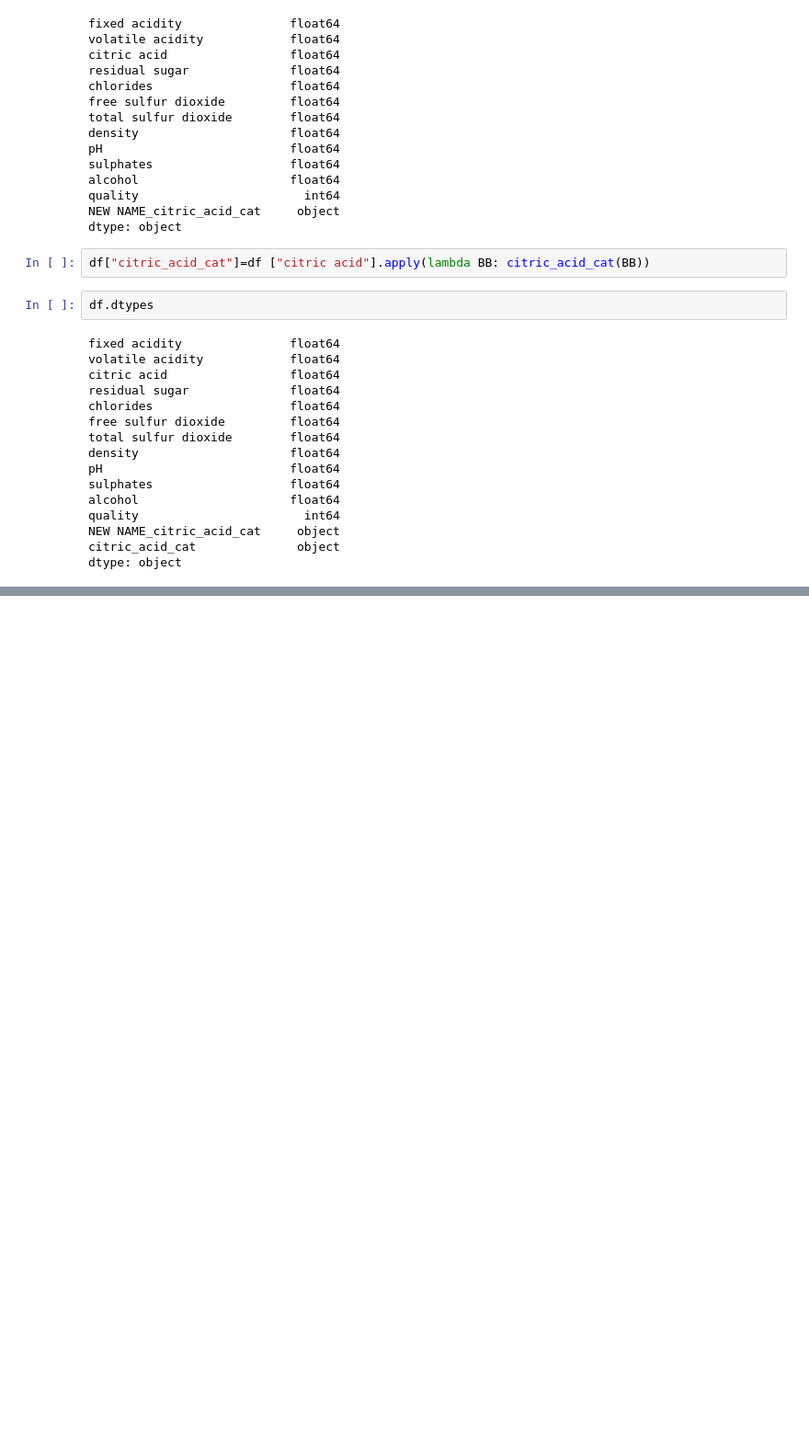
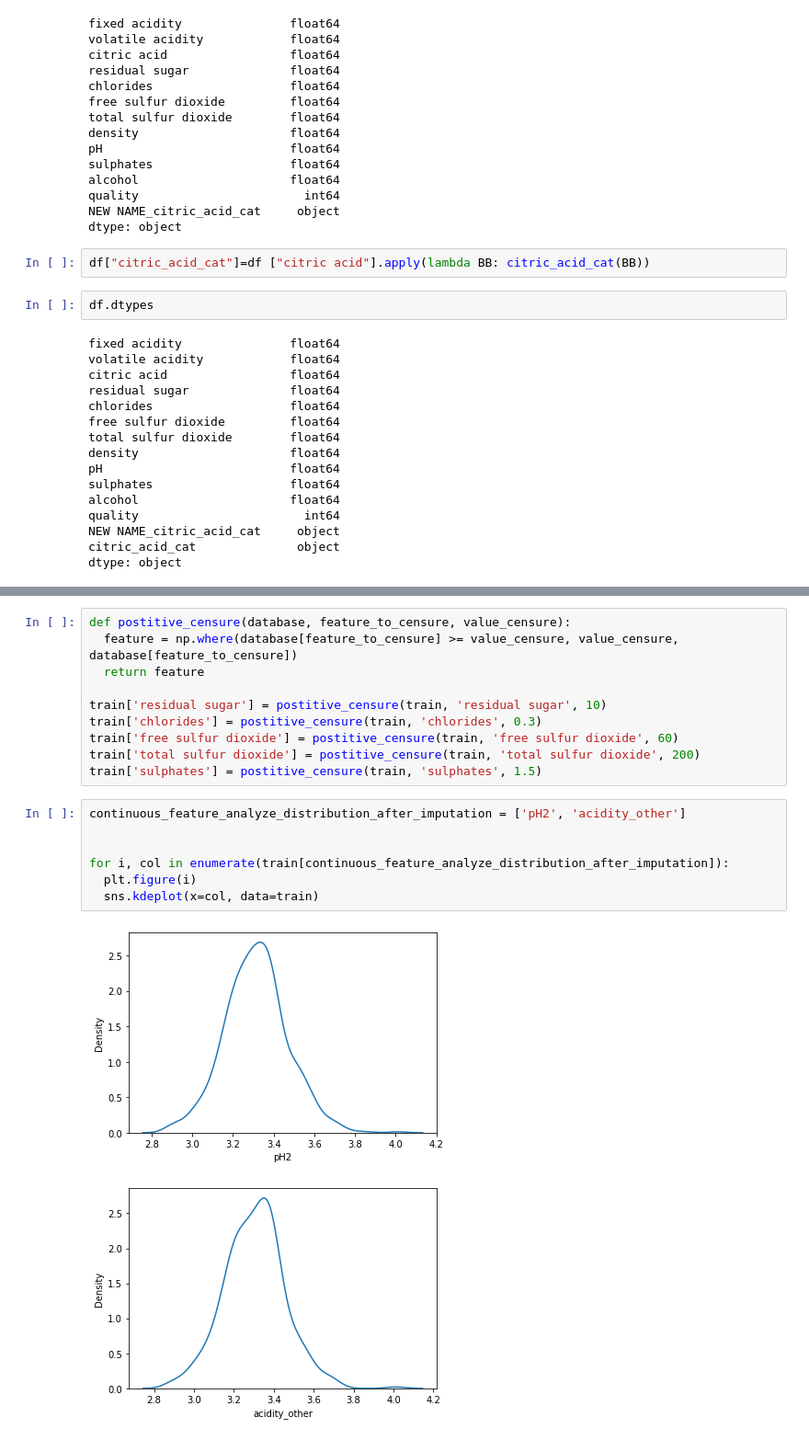
Before and after one commit to wmL5k/AcademyPublic, a Jupyter notebook: Untitled.ipynb, the cells around one changed output, grey strips where cells are left out. Shown: that part at 92% size. Cells and saved outputs as stored; diff of their text form; blank space fills up the shorter version.

```diff
--- a/Untitled.ipynb
+++ b/Untitled.ipynb
@@ -292,0 +490,20 @@ dtype: object
+# %%
+def postitive_censure(database, feature_to_censure, value_censure):
+  feature = np.where(database[feature_to_censure] >= value_censure, value_censure, database[feature_to_censure])
+  return feature
+
+train['residual sugar'] = postitive_censure(train, 'residual sugar', 10)
+train['chlorides'] = postitive_censure(train, 'chlorides', 0.3)
+train['free sulfur dioxide'] = postitive_censure(train, 'free sulfur dioxide', 60)
+train['total sulfur dioxide'] = postitive_censure(train, 'total sulfur dioxide', 200)
+train['sulphates'] = postitive_censure(train, 'sulphates', 1.5)
+# %%
+continuous_feature_analyze_distribution_after_imputation = ['pH2', 'acidity_other']
+
+
+for i, col in enumerate(train[continuous_feature_analyze_distribution_after_imputation]):
+  plt.figure(i)
+  sns.kdeplot(x=col, data=train)
+# %% [output]
+[figure, added]
+[figure, added]
```
Also changed, not shown: parts of 12 cells of this notebook.
